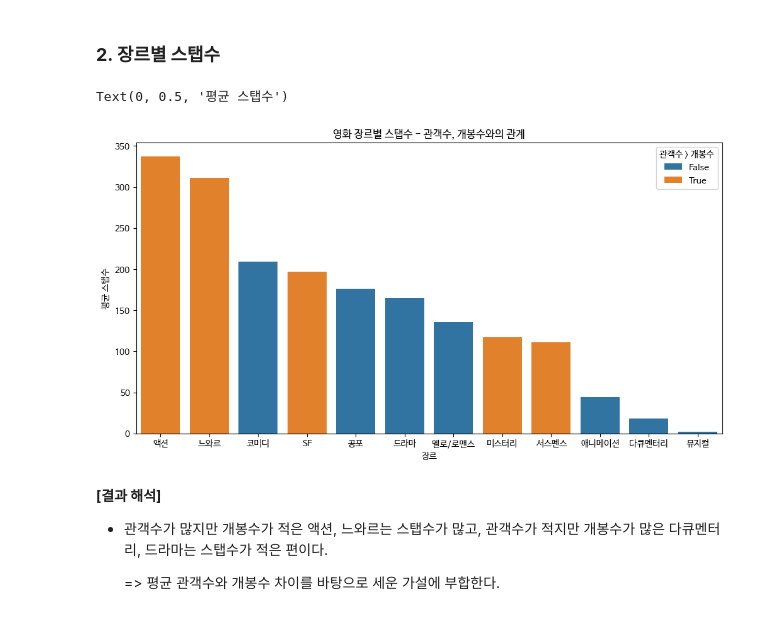
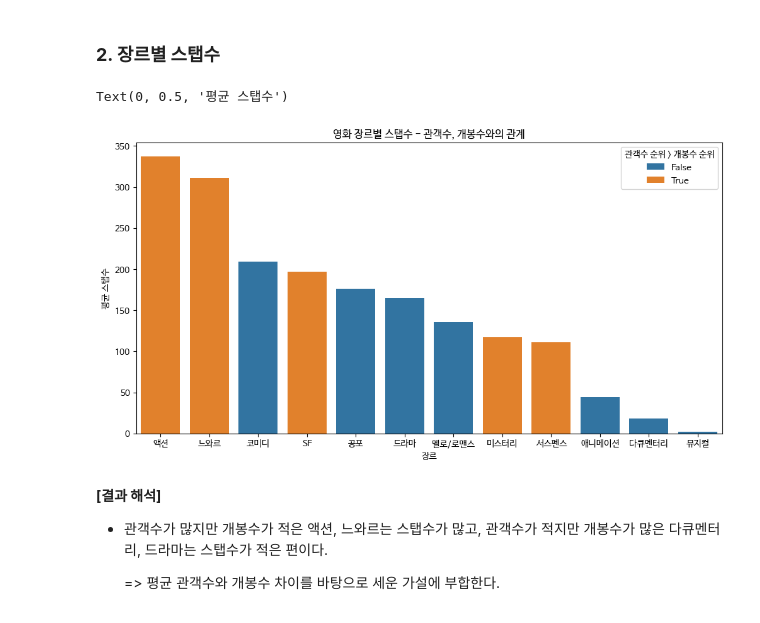
Before and after one commit to minjeon99/ESAA-10th, a Jupyter notebook: YB_3조_미니_프로젝트_1.ipynb, the cells around one changed output. Saved outputs shown, nothing was run; the diff lists cells and outputs as text; code cells hidden in the pictures.

```diff
--- a/YB_3조_미니_프로젝트_1.ipynb
+++ b/YB_3조_미니_프로젝트_1.ipynb
@@ -756,18 +756,18 @@ Big4 배급사별 영화 장르 분포를 파이차트로 출력
 # %%
 # 장르별 평균 관객수, 영화 제작수, 평균 스텝수 데이터프레임
 genre_df = train[['genre','box_off_num']].groupby('genre').mean()
 genre_df = pd.concat([genre_df, train['genre'].value_counts().to_frame(), train[['genre','num_staff']].groupby('genre').mean()], axis=1).rename(columns={'genre':'cnt'})
 
-genre_df['관객수 > 개봉수'] = (genre_df['box_off_num'].rank(ascending=False)<genre_df['cnt'].rank(ascending=False))
+genre_df['관객수 순위 > 개봉수 순위'] = (genre_df['box_off_num'].rank(ascending=False)<genre_df['cnt'].rank(ascending=False))
 
 plt.figure(figsize=(12,6))
 plt.title('영화 장르별 스탭수 - 관객수, 개봉수와의 관계')
-sns.barplot(x=genre_df.sort_values(by='num_staff', ascending=False).index, y='num_staff', data=genre_df.sort_values(by='num_staff', ascending=False), hue='관객수 > 개봉수')
+sns.barplot(x=genre_df.sort_values(by='num_staff', ascending=False).index, y='num_staff', data=genre_df.sort_values(by='num_staff', ascending=False), hue='관객수 순위 > 개봉수 순위')
 plt.xlabel('장르')
 plt.ylabel('평균 스탭수')
 # %% [output]
 Text(0, 0.5, '평균 스탭수')
-[figure, old version]
+[figure, new version]
 # %% [markdown]
 **[결과 해석]**
 - 관객수가 많지만 개봉수가 적은 액션, 느와르는 스탭수가 많고, 관객수가 적지만 개봉수가 많은 다큐멘터리, 드라마는 스탭수가 적은 편이다.
```
Also changed, not shown: parts of 1 cell of this notebook.
